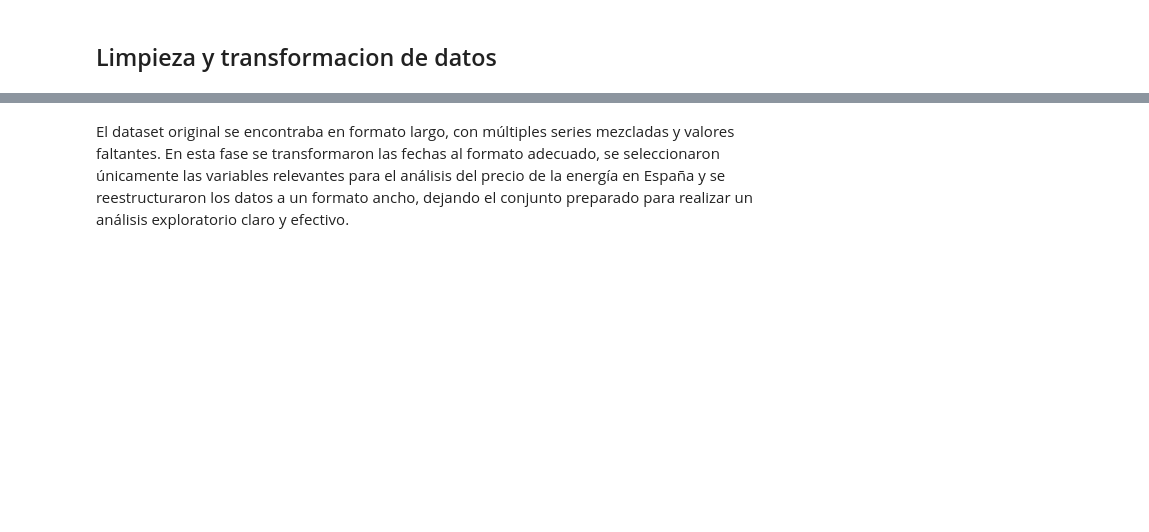
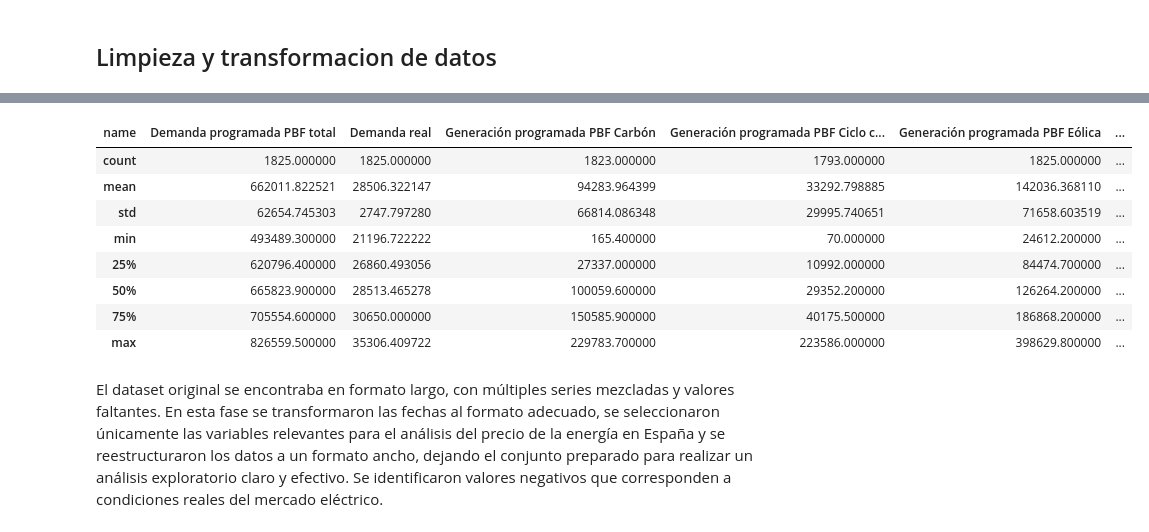
Before and after one commit to imjazmina/analisis_precios_casas_california_y_energia_electrica_espanola, a Jupyter notebook: notebooks/energy.ipynb, the cells around one changed output, grey strips where cells are left out. Cells and saved outputs as stored; diff of their text form; code cells hidden in the pictures; blank space fills up the shorter version.

```diff
--- a/notebooks/energy.ipynb
+++ b/notebooks/energy.ipynb
@@ -225,3 +315,16 @@ Series([], dtype: float64)
+# %%
+df_wide.describe()
+# %% [output]
+| name | Demanda programada PBF total | Demanda real | Generación programada PBF Carbón | Generación programada PBF Ciclo c... | Generación programada PBF Eólica | ... |
+| count | 1825.000000 | 1825.000000 | 1823.000000 | 1793.000000 | 1825.000000 | ... |
+| mean | 662011.822521 | 28506.322147 | 94283.964399 | 33292.798885 | 142036.368110 | ... |
+| std | 62654.745303 | 2747.797280 | 66814.086348 | 29995.740651 | 71658.603519 | ... |
+| min | 493489.300000 | 21196.722222 | 165.400000 | 70.000000 | 24612.200000 | ... |
+| 25% | 620796.400000 | 26860.493056 | 27337.000000 | 10992.000000 | 84474.700000 | ... |
+| 50% | 665823.900000 | 28513.465278 | 100059.600000 | 29352.200000 | 126264.200000 | ... |
+| 75% | 705554.600000 | 30650.000000 | 150585.900000 | 40175.500000 | 186868.200000 | ... |
+| max | 826559.500000 | 35306.409722 | 229783.700000 | 223586.000000 | 398629.800000 | ... |
 # %% [markdown]
 El dataset original se encontraba en formato largo, con múltiples series mezcladas y valores faltantes.
 En esta fase se transformaron las fechas al formato adecuado, se seleccionaron únicamente las variables relevantes para el análisis del precio de la energía en España y se reestructuraron los datos a un formato ancho, dejando el conjunto preparado para realizar un análisis exploratorio claro y efectivo.
+Se identificaron valores negativos que corresponden a condiciones reales del mercado eléctrico.
```
Also changed, not shown: parts of 14 cells of this notebook.
